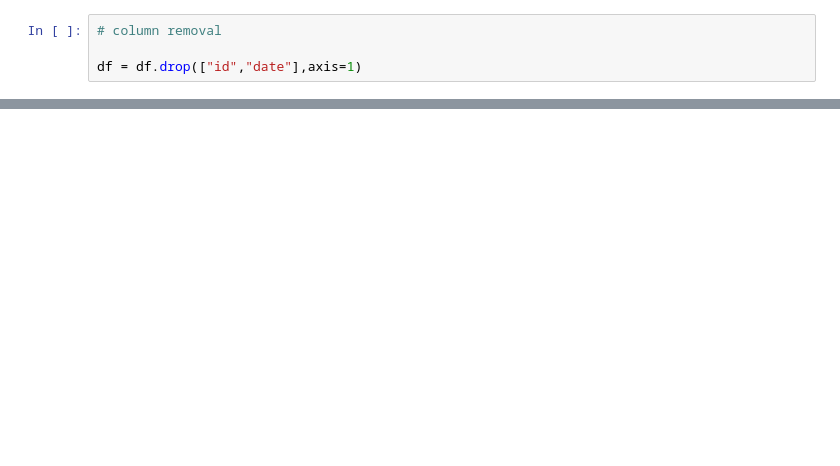
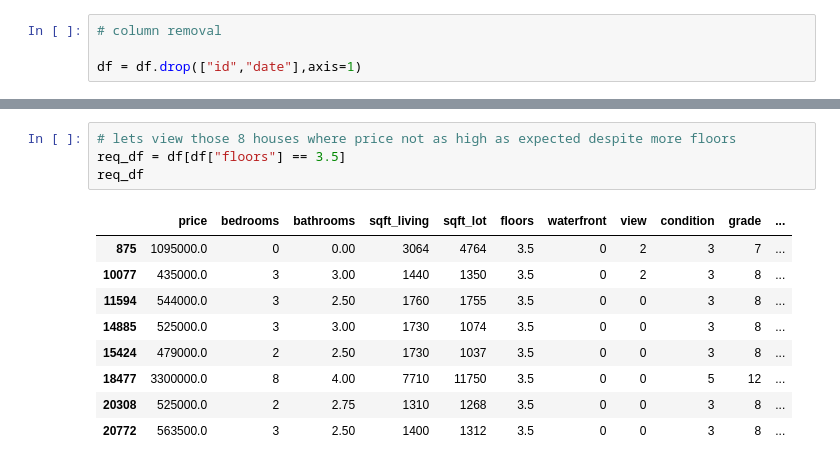
Before and after one commit to SaadIrfan618/house_price_predictor, a Jupyter notebook: house price predictor.ipynb, the cells around one changed output, grey strips where cells are left out. Drawn from its saved outputs; the diff is of its cells as text; blank space fills up the shorter version.

```diff
--- a/house price predictor.ipynb
+++ b/house price predictor.ipynb
@@ -82,0 +135,14 @@ df = df.drop(["id","date"],axis=1)
+# %%
+# lets view those 8 houses where price not as high as expected despite more floors
+req_df = df[df["floors"] == 3.5]
+req_df
+# %% [output]
+|  | price | bedrooms | bathrooms | sqft_living | sqft_lot | floors | waterfront | view | condition | grade | ... |
+| 875 | 1095000.0 | 0 | 0.00 | 3064 | 4764 | 3.5 | 0 | 2 | 3 | 7 | ... |
+| 10077 | 435000.0 | 3 | 3.00 | 1440 | 1350 | 3.5 | 0 | 2 | 3 | 8 | ... |
+| 11594 | 544000.0 | 3 | 2.50 | 1760 | 1755 | 3.5 | 0 | 0 | 3 | 8 | ... |
+| 14885 | 525000.0 | 3 | 3.00 | 1730 | 1074 | 3.5 | 0 | 0 | 3 | 8 | ... |
+| 15424 | 479000.0 | 2 | 2.50 | 1730 | 1037 | 3.5 | 0 | 0 | 3 | 8 | ... |
+| 18477 | 3300000.0 | 8 | 4.00 | 7710 | 11750 | 3.5 | 0 | 0 | 5 | 12 | ... |
+| 20308 | 525000.0 | 2 | 2.75 | 1310 | 1268 | 3.5 | 0 | 0 | 3 | 8 | ... |
+| 20772 | 563500.0 | 3 | 2.50 | 1400 | 1312 | 3.5 | 0 | 0 | 3 | 8 | ... |
```
Also changed, not shown: parts of 19 cells of this notebook.
